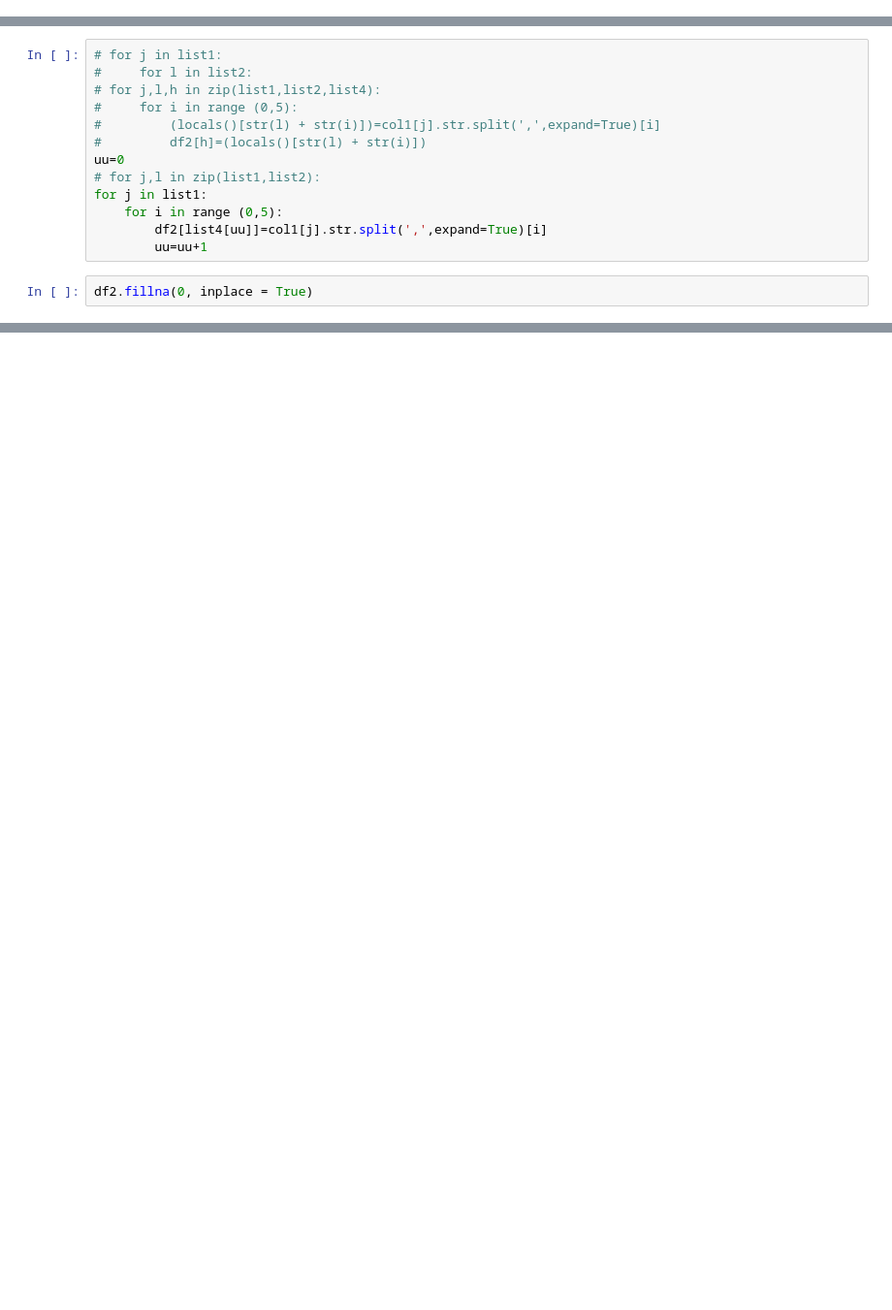
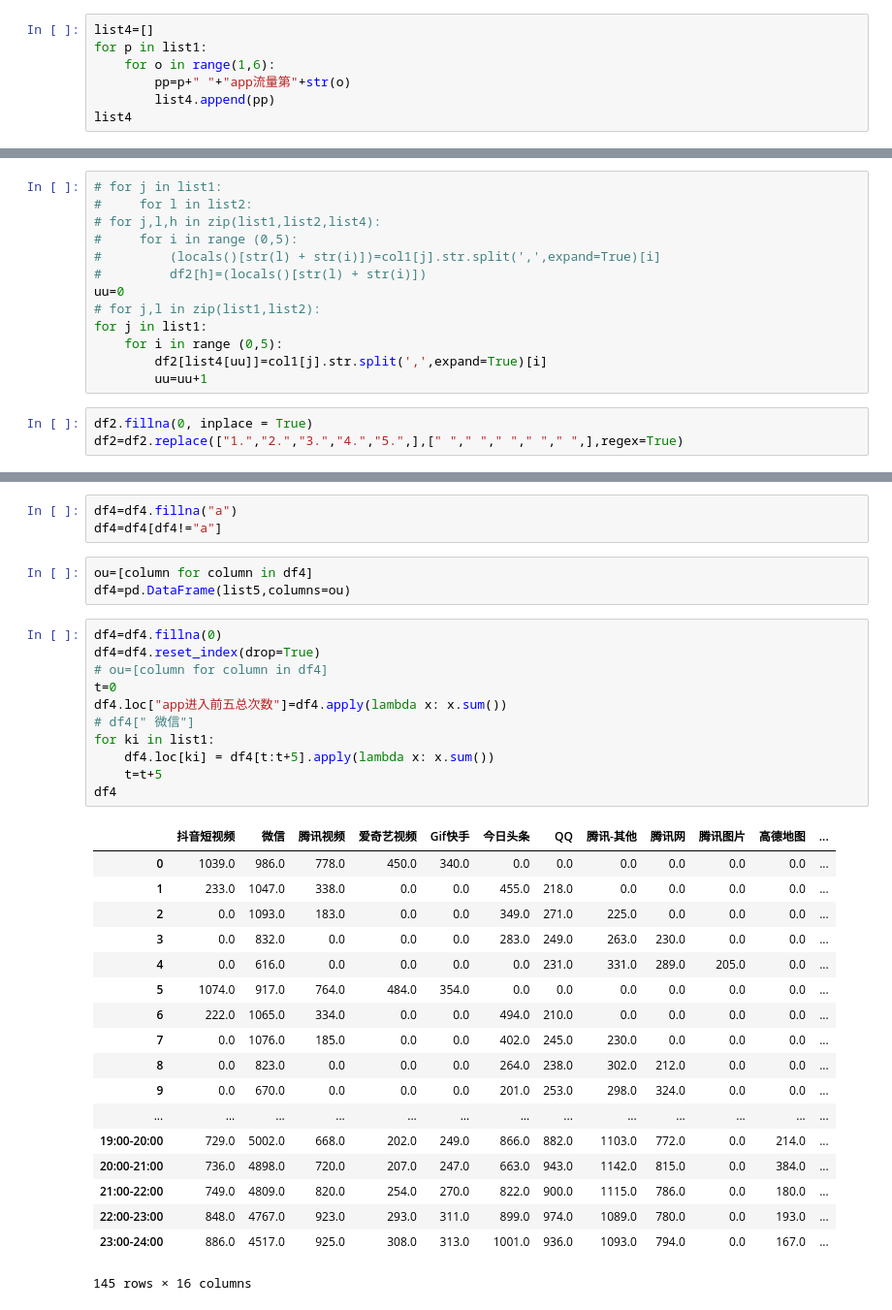
Before and after one commit to weifene/lll, a Jupyter notebook: 1数据处理.ipynb, the cells around one changed output, grey strips where cells are left out. Shown: that part at 97% size. Drawn from its saved outputs; the diff is of its cells as text; blank space fills up the shorter version.

```diff
--- a/1数据处理.ipynb
+++ b/1数据处理.ipynb
@@ -42,0 +47,7 @@ print(list4[uu])
+# %%
+list4=[]
+for p in list1:
+    for o in range(1,6):
+        pp=p+" "+"app流量第"+str(o)
+        list4.append(pp)
+list4
@@ -55,3 +84,4 @@ for j in list1:
         uu=uu+1
 # %%
 df2.fillna(0, inplace = True)
+df2=df2.replace(["1.","2.","3.","4.","5.",],[" "," "," "," "," ",],regex=True)
@@ -80,0 +146,36 @@ df2.to_excel('test.xlsx')
+# %%
+df4=df4.fillna("a")
+df4=df4[df4!="a"]
+# %%
+ou=[column for column in df4]
+df4=pd.DataFrame(list5,columns=ou)
+# %%
+df4=df4.fillna(0)
+df4=df4.reset_index(drop=True)
+# ou=[column for column in df4]
+t=0
+df4.loc["app进入前五总次数"]=df4.apply(lambda x: x.sum())
+# df4[" 微信"]
+for ki in list1:
+    df4.loc[ki] = df4[t:t+5].apply(lambda x: x.sum())
+    t=t+5
+df4
+# %% [output]
+|  | 抖音短视频 | 微信 | 腾讯视频 | 爱奇艺视频 | Gif快手 | 今日头条 | QQ | 腾讯-其他 | 腾讯网 | 腾讯图片 | 高德地图 | ... |
+| 0 | 1039.0 | 986.0 | 778.0 | 450.0 | 340.0 | 0.0 | 0.0 | 0.0 | 0.0 | 0.0 | 0.0 | ... |
+| 1 | 233.0 | 1047.0 | 338.0 | 0.0 | 0.0 | 455.0 | 218.0 | 0.0 | 0.0 | 0.0 | 0.0 | ... |
+| 2 | 0.0 | 1093.0 | 183.0 | 0.0 | 0.0 | 349.0 | 271.0 | 225.0 | 0.0 | 0.0 | 0.0 | ... |
+| 3 | 0.0 | 832.0 | 0.0 | 0.0 | 0.0 | 283.0 | 249.0 | 263.0 | 230.0 | 0.0 | 0.0 | ... |
+| 4 | 0.0 | 616.0 | 0.0 | 0.0 | 0.0 | 0.0 | 231.0 | 331.0 | 289.0 | 205.0 | 0.0 | ... |
+| 5 | 1074.0 | 917.0 | 764.0 | 484.0 | 354.0 | 0.0 | 0.0 | 0.0 | 0.0 | 0.0 | 0.0 | ... |
+| 6 | 222.0 | 1065.0 | 334.0 | 0.0 | 0.0 | 494.0 | 210.0 | 0.0 | 0.0 | 0.0 | 0.0 | ... |
+| 7 | 0.0 | 1076.0 | 185.0 | 0.0 | 0.0 | 402.0 | 245.0 | 230.0 | 0.0 | 0.0 | 0.0 | ... |
+| 8 | 0.0 | 823.0 | 0.0 | 0.0 | 0.0 | 264.0 | 238.0 | 302.0 | 212.0 | 0.0 | 0.0 | ... |
+| 9 | 0.0 | 670.0 | 0.0 | 0.0 | 0.0 | 201.0 | 253.0 | 298.0 | 324.0 | 0.0 | 0.0 | ... |
+| ... | ... | ... | ... | ... | ... | ... | ... | ... | ... | ... | ... | ... |
+| 19:00-20:00 | 729.0 | 5002.0 | 668.0 | 202.0 | 249.0 | 866.0 | 882.0 | 1103.0 | 772.0 | 0.0 | 214.0 | ... |
+| 20:00-21:00 | 736.0 | 4898.0 | 720.0 | 207.0 | 247.0 | 663.0 | 943.0 | 1142.0 | 815.0 | 0.0 | 384.0 | ... |
+| 21:00-22:00 | 749.0 | 4809.0 | 820.0 | 254.0 | 270.0 | 822.0 | 900.0 | 1115.0 | 786.0 | 0.0 | 180.0 | ... |
+| 22:00-23:00 | 848.0 | 4767.0 | 923.0 | 293.0 | 311.0 | 899.0 | 974.0 | 1089.0 | 780.0 | 0.0 | 193.0 | ... |
+| 23:00-24:00 | 886.0 | 4517.0 | 925.0 | 308.0 | 313.0 | 1001.0 | 936.0 | 1093.0 | 794.0 | 0.0 | 167.0 | ... |
+145 rows × 16 columns
```
Also changed, not shown: parts of 13 cells of this notebook.
